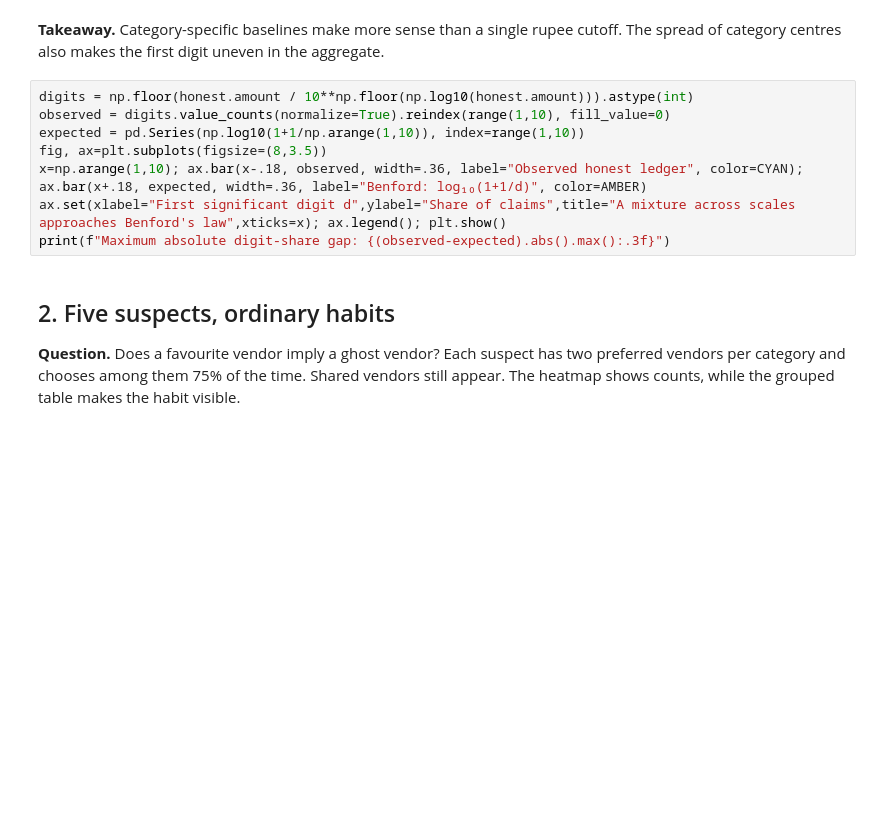
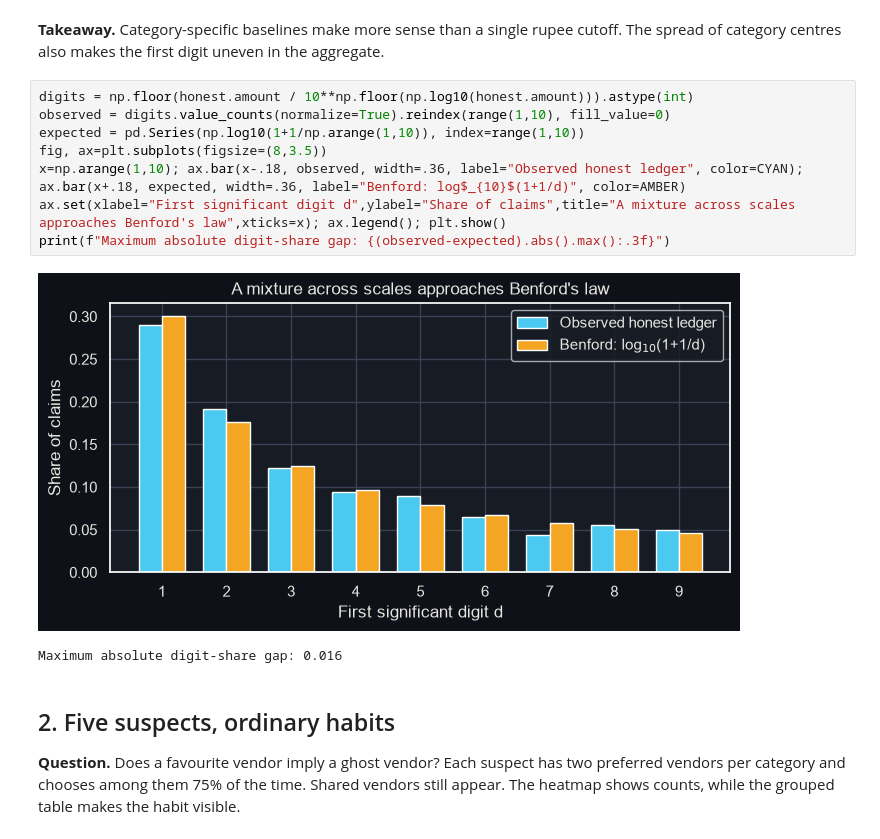
Before and after one commit to YashvanthSankar/idse-course-project, a Jupyter notebook: game/notebooks/01_case_generator.ipynb, the cells around one changed output. Drawn from its saved outputs; the diff is of its cells as text; blank space fills up the shorter version.

```diff
--- a/game/notebooks/01_case_generator.ipynb
+++ b/game/notebooks/01_case_generator.ipynb
@@ -47,11 +64,14 @@ plt.show()
 # %%
 digits = np.floor(honest.amount / 10**np.floor(np.log10(honest.amount))).astype(int)
 observed = digits.value_counts(normalize=True).reindex(range(1,10), fill_value=0)
 expected = pd.Series(np.log10(1+1/np.arange(1,10)), index=range(1,10))
 fig, ax=plt.subplots(figsize=(8,3.5))
-x=np.arange(1,10); ax.bar(x-.18, observed, width=.36, label="Observed honest ledger", color=CYAN); ax.bar(x+.18, expected, width=.36, label="Benford: log₁₀(1+1/d)", color=AMBER)
+x=np.arange(1,10); ax.bar(x-.18, observed, width=.36, label="Observed honest ledger", color=CYAN); ax.bar(x+.18, expected, width=.36, label="Benford: log$_{10}$(1+1/d)", color=AMBER)
 ax.set(xlabel="First significant digit d",ylabel="Share of claims",title="A mixture across scales approaches Benford's law",xticks=x); ax.legend(); plt.show()
 print(f"Maximum absolute digit-share gap: {(observed-expected).abs().max():.3f}")
+# %% [output]
+[figure, added]
+Maximum absolute digit-share gap: 0.016
 # %% [markdown]
 ## 2. Five suspects, ordinary habits
 
```
Also changed, not shown: parts of 12 cells of this notebook, 5 other files.
